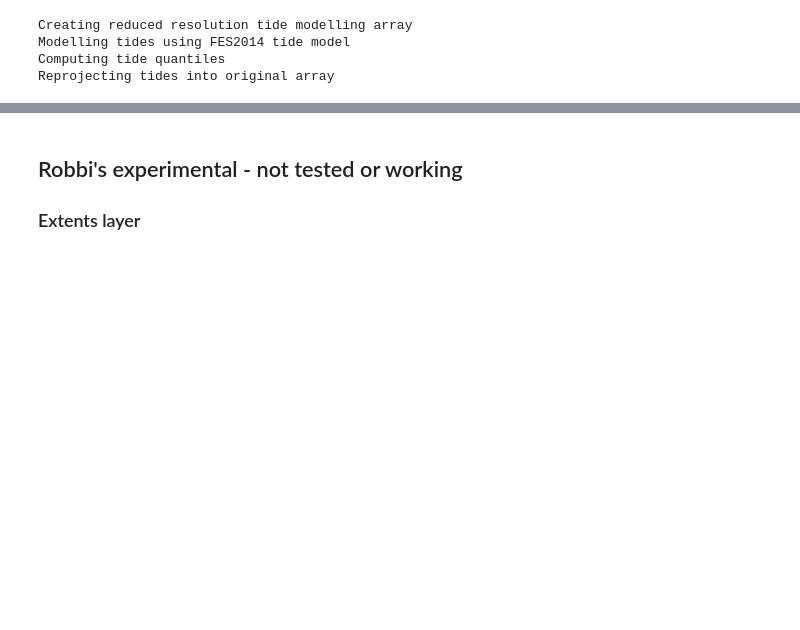
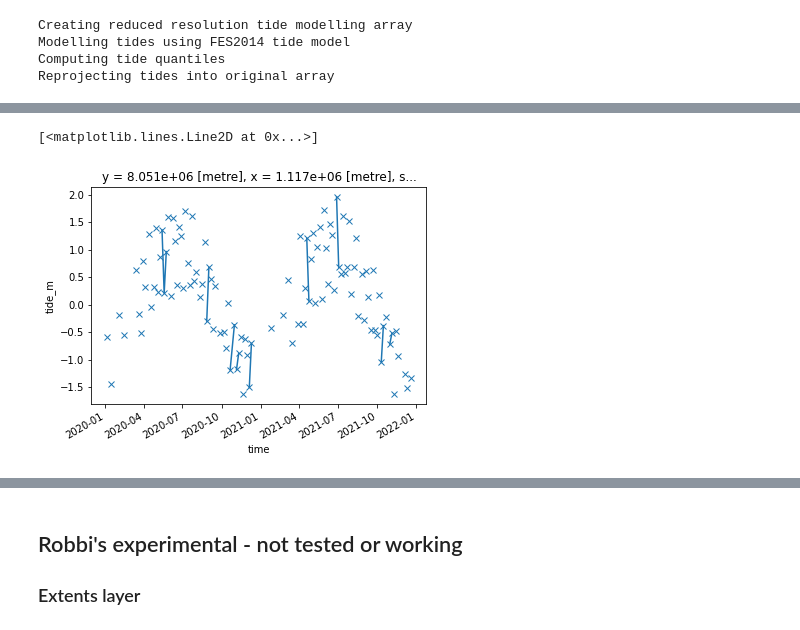
Before and after one commit to GeoscienceAustralia/dea-intertidal, a Jupyter notebook: notebooks/Intertidal_elevation_exposure_pixel.ipynb, the cells around one changed output, grey strips where cells are left out. Cells and saved outputs as stored; diff of their text form; code cells hidden in the pictures; blank space fills up the shorter version.

```diff
--- a/notebooks/Intertidal_elevation_exposure_pixel.ipynb
+++ b/notebooks/Intertidal_elevation_exposure_pixel.ipynb
@@ -409,0 +475,21 @@ fig.tight_layout()
+# %%
+## COMPARE THE 10TH PERCENTILE TIDE RANGES FOR THE INPUT NIDEM AND TIDE-MODELLING (FOR EXPOSURE)
+## TO DETERMINE HOW THE NOMINATED TIME-RANGES INFLUENCE THE OUTPUTS.
+
+## find an array in the intertidal zone (where nidem = maximum value)
+test_ds = ds.copy(deep='true')
+test_ds['nidem'] = dem
+test = test_ds.where(test_ds.nidem == test_ds.nidem.max(), drop=True).squeeze()
+
+## plot the image timestamps (inputs to the nidem output)
+ds.tide_m.sel(x=test.x.values,y=test.y.values).plot(marker='x')
+
+## overlay the tide model time stamps for the same pixel
+#CP - first job: check whether the full tide model is produced per pixel or just the quantile summary. I might need to re-run the tide model to make this plot
+
+## overlay horizonal bins for each 10th percentile of the tidal model
+
+## colour code the markers in the nidem timestamp set to show the 10th percentiles of the nidem inputs
+# %% [output]
+[<matplotlib.lines.Line2D at 0x...>]
+[figure, added]
```
Also changed, not shown: parts of 19 cells of this notebook.
